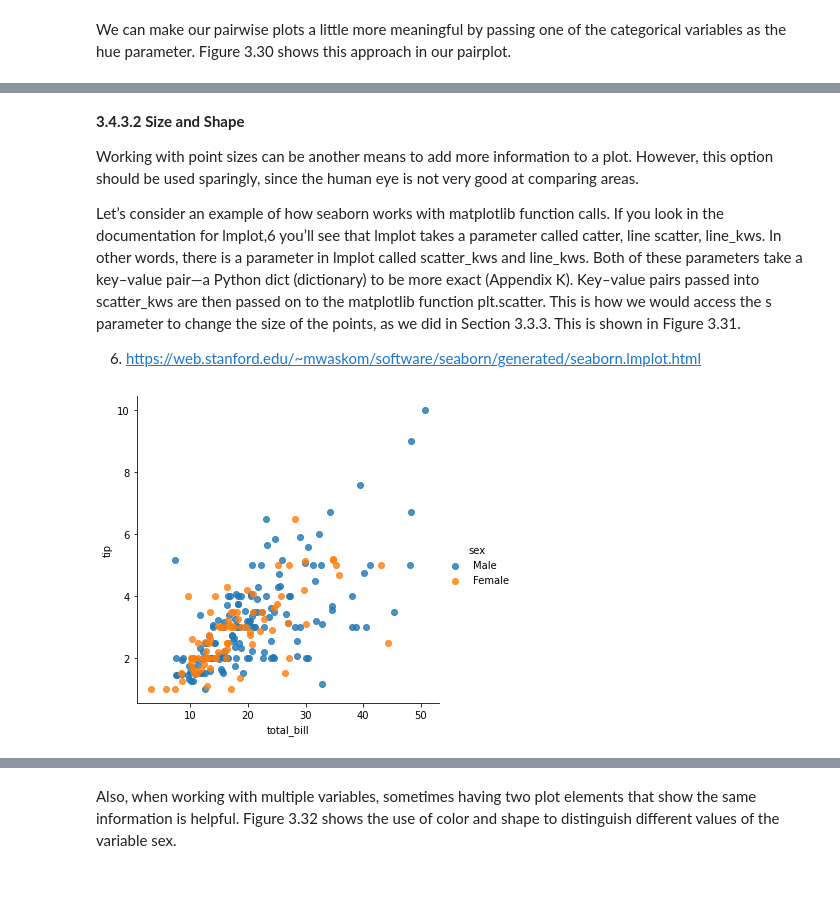
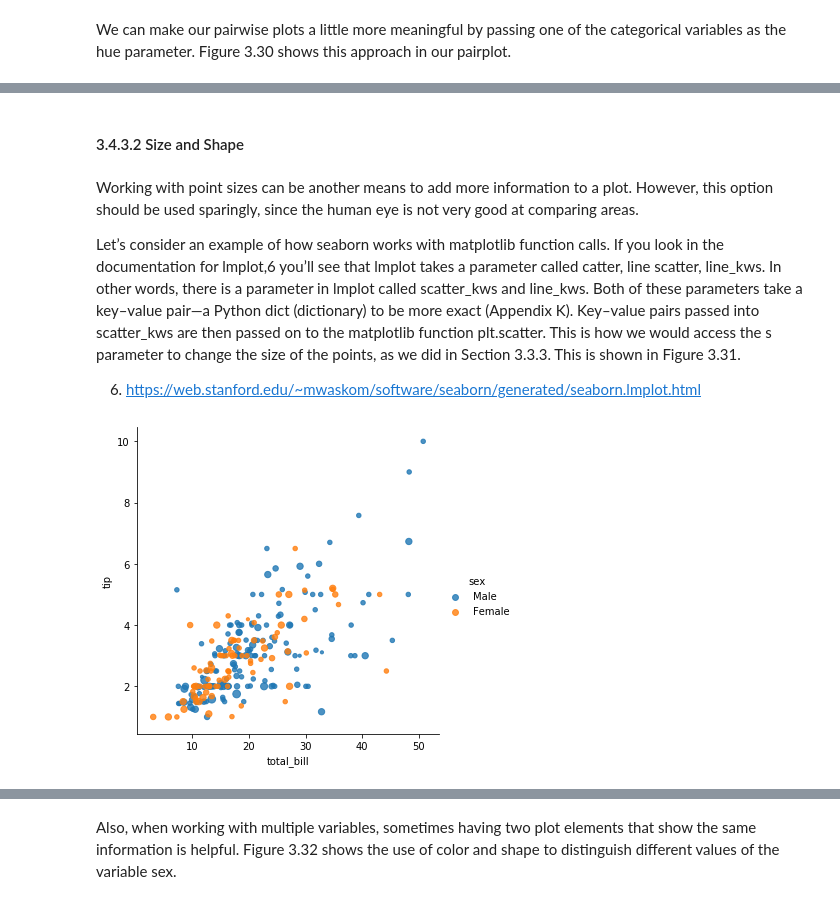
Before and after one commit to A2A1/PANDAS-FOR-EVERYONE, a Jupyter notebook: PANDAS - 3.4 SEABORN.ipynb, the cells around one changed output, grey strips where cells are left out. Cells and saved outputs as stored; diff of their text form; code cells hidden in the pictures.

```diff
--- a/PANDAS - 3.4 SEABORN.ipynb
+++ b/PANDAS - 3.4 SEABORN.ipynb
@@ -275,6 +253,6 @@ fig = sns.pairplot(tips, hue='sex')
+# %% [markdown]
+#### 3.4.3.2 Size and Shape
 # %% [markdown]
-**3.4.3.2 Size and Shape**
-
 Working with point sizes can be another means to add more information to a plot. However, this option should be used sparingly, since the human eye is not very good at comparing areas.
 
 Let’s consider an example of how seaborn works with matplotlib function calls. If you look in the documentation for lmplot,6 you’ll see that lmplot takes a parameter called catter, line scatter, line_kws. In other words, there is a parameter in lmplot called scatter_kws and line_kws. Both of these parameters take a key–value pair—a Python dict (dictionary) to be more exact (Appendix K). Key–value pairs passed into scatter_kws are then passed on to the matplotlib function plt.scatter. This is how we would access the s parameter to change the size of the points, as we did in Section 3.3.3. This is shown in Figure 3.31.
@@ -283,8 +261,8 @@ Let’s consider an example of how seaborn works with matplotlib function calls.
 # %%
 scatter = sns.lmplot(x='total_bill', y='tip', data=tips,
                      fit_reg=False,
-                     hue='sex', scatter = {'s': tips['size']*10})
-
+                     hue='sex',
+                     scatter_kws={'s': tips['size']*10})
 plt.show()
 # %% [output]
-[figure, old version]
+[figure, new version]
```
Also changed, not shown: parts of 71 cells of this notebook, 1 other file.
